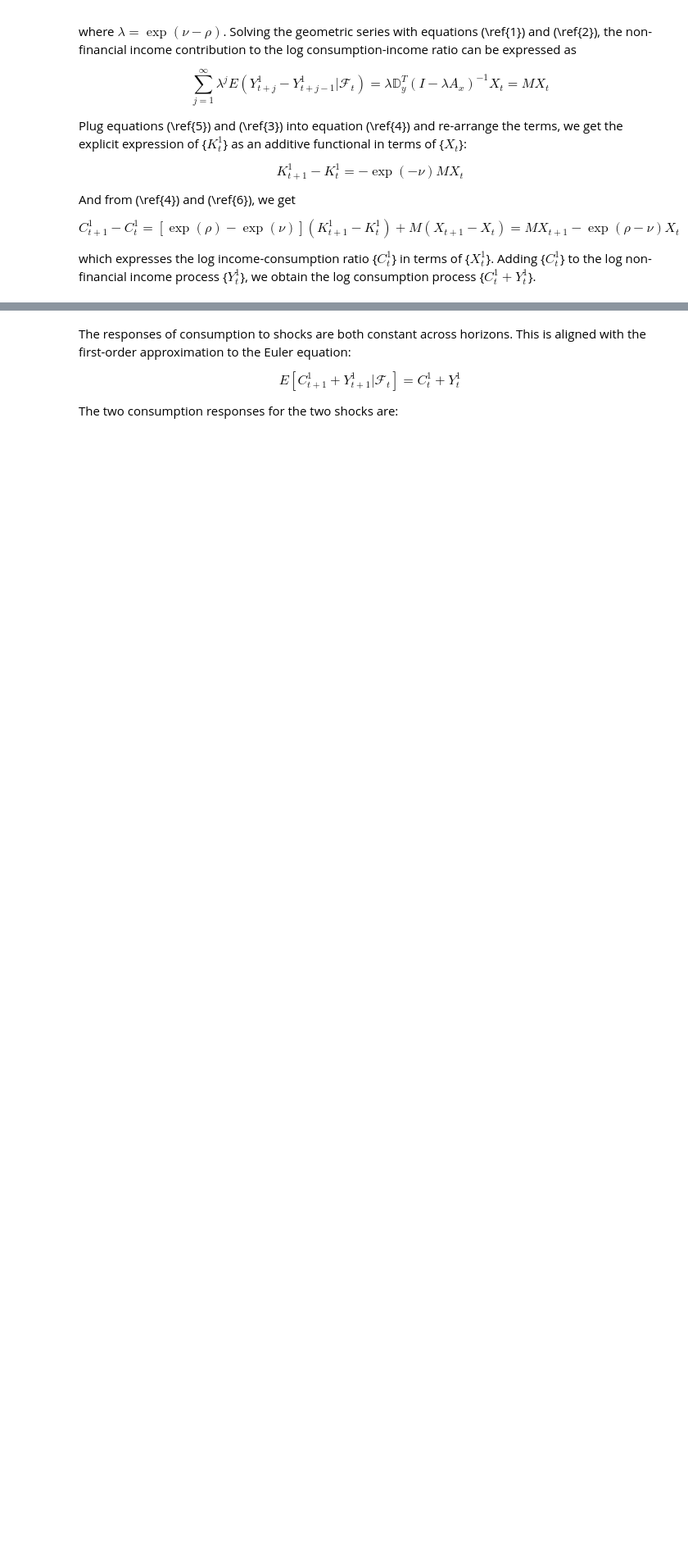
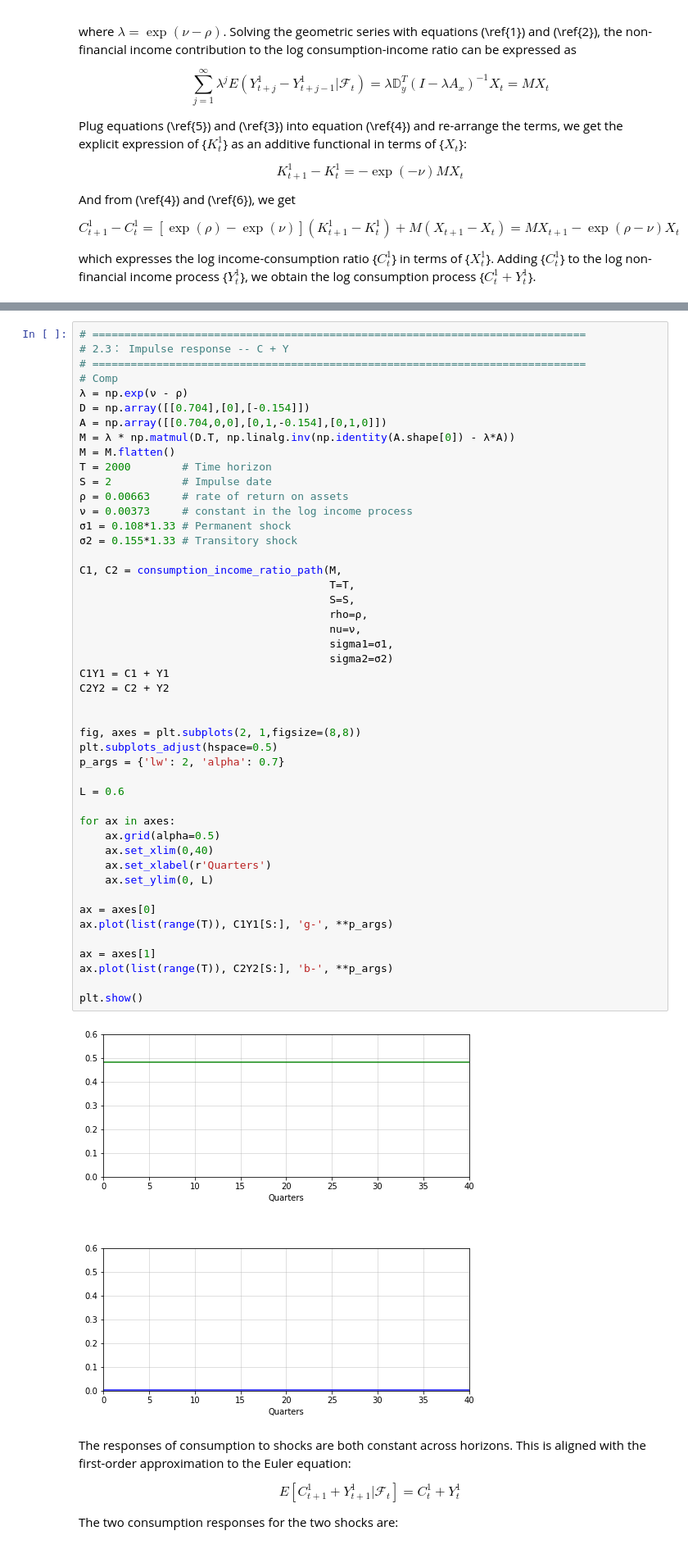
Before and after one commit to DongryeolLee/robust_social_planner, a Jupyter notebook: Impulse Response/impulse_response_Aug15.ipynb, the cells around one changed output, grey strips where cells are left out. Shown at 82% size. Cells and saved outputs as stored; diff of their text form; blank space fills up the shorter version.

```diff
--- a/Impulse Response/impulse_response_Aug15.ipynb
+++ b/Impulse Response/impulse_response_Aug15.ipynb
@@ -242,3 +153,52 @@ plt.show()
+# %%
+# =============================================================================
+# 2.3： Impulse response -- C + Y
+# =============================================================================
+# Comp
+λ = np.exp(ν - ρ)
+D = np.array([[0.704],[0],[-0.154]])
+A = np.array([[0.704,0,0],[0,1,-0.154],[0,1,0]])
+M = λ * np.matmul(D.T, np.linalg.inv(np.identity(A.shape[0]) - λ*A))
+M = M.flatten()
+T = 2000        # Time horizon
+S = 2           # Impulse date
+ρ = 0.00663     # rate of return on assets
+ν = 0.00373     # constant in the log income process
+σ1 = 0.108*1.33 # Permanent shock
+σ2 = 0.155*1.33 # Transitory shock
+
+C1, C2 = consumption_income_ratio_path(M,
+                                       T=T,
+                                       S=S,
+                                       rho=ρ,
+                                       nu=ν,
+                                       sigma1=σ1,
+                                       sigma2=σ2)
+C1Y1 = C1 + Y1
+C2Y2 = C2 + Y2
+
+
+fig, axes = plt.subplots(2, 1,figsize=(8,8))
+plt.subplots_adjust(hspace=0.5)
+p_args = {'lw': 2, 'alpha': 0.7}
+
+L = 0.6
+
+for ax in axes:
+    ax.grid(alpha=0.5)
+    ax.set_xlim(0,40)
+    ax.set_xlabel(r'Quarters')
+    ax.set_ylim(0, L)
+
+ax = axes[0]
+ax.plot(list(range(T)), C1Y1[S:], 'g-', **p_args)
+
+ax = axes[1]
+ax.plot(list(range(T)), C2Y2[S:], 'b-', **p_args)
+
+plt.show()
+# %% [output]
+[figure, added]
 # %% [markdown]
 The responses of consumption to shocks are both constant across horizons. This is aligned with the first-order approximation to the Euler equation:
 
```
Also changed, not shown: parts of 4 cells of this notebook, 2 other files.
